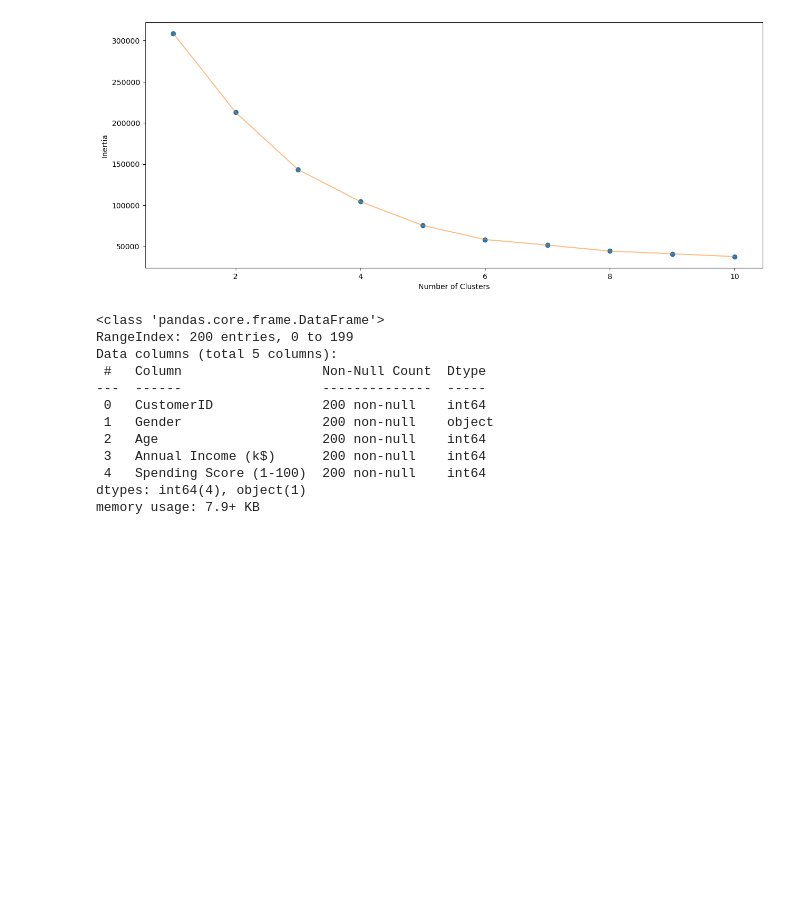
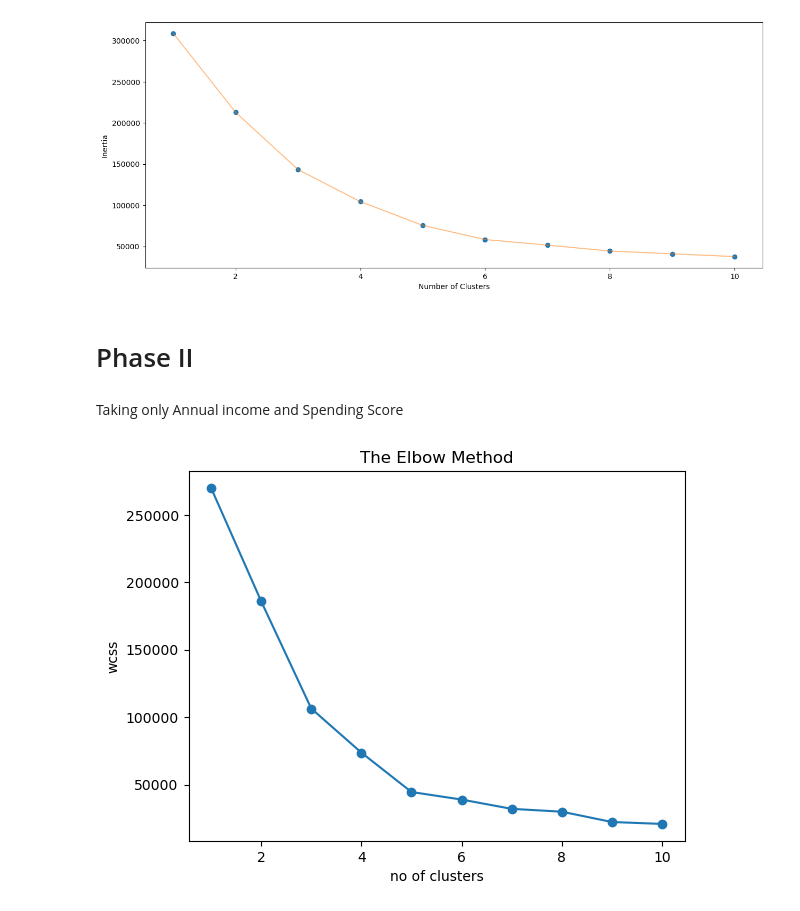
Before and after one commit to rabin20-04/ML-Algorithms, a Jupyter notebook: Mall_customers_K_mean_clus../mall-cus.ipynb, the cells around one changed output. Cells and saved outputs as stored; diff of their text form; code cells hidden in the pictures; blank space fills up the shorter version.

Commit message:
kmean 2nd model evel

```diff
--- a/Mall_customers_K_mean_clus../mall-cus.ipynb
+++ b/Mall_customers_K_mean_clus../mall-cus.ipynb
@@ -342,18 +342,33 @@ layout = go.Layout(
 )
 fig = go.Figure(data=data, layout=layout)
 py.offline.iplot(fig)
-# %%
-df.info()
-# %% [output]
-<class 'pandas.core.frame.DataFrame'>
-RangeIndex: 200 entries, 0 to 199
-Data columns (total 5 columns):
- #   Column                  Non-Null Count  Dtype
----  ------                  --------------  -----
- 0   CustomerID              200 non-null    int64
- 1   Gender                  200 non-null    object
- 2   Age                     200 non-null    int64
- 3   Annual Income (k$)      200 non-null    int64
- 4   Spending Score (1-100)  200 non-null    int64
-dtypes: int64(4), object(1)
-memory usage: 7.9+ KB
+# %% [markdown]
+ # Phase II
+# %% [markdown]
+Taking only Annual income and Spending Score
+# %%
+X= df.iloc[:, [3,4]].values
+# %%
+
+#KMeans Algorithm to decide the optimum cluster number , KMeans++ using Elbow Mmethod
+#to figure out K for KMeans, using ELBOW Method on KMEANS++ Calculation
+#
+# #we always assume the max number of cluster would be 10
+#we can judge the number of clusters by doing averaging
+wcss = []
+for i in range(1,11):
+    kmeans = KMeans(n_clusters= i, init='k-means++', random_state=0)
+    kmeans.fit(X)
+    wcss.append(kmeans.inertia_)
+
+    #inertia_ is the formula used to segregate the data points into clusters
+# %%
+#for optimum number of clusters ie K
+
+plt.plot(range(1,11), wcss,"-o")
+plt.title('The Elbow Method')
+plt.xlabel('no of clusters')
+plt.ylabel('wcss')
+plt.show()
+# %% [output]
+[figure, added]
```
Also changed, not shown: parts of 2 cells of this notebook.
